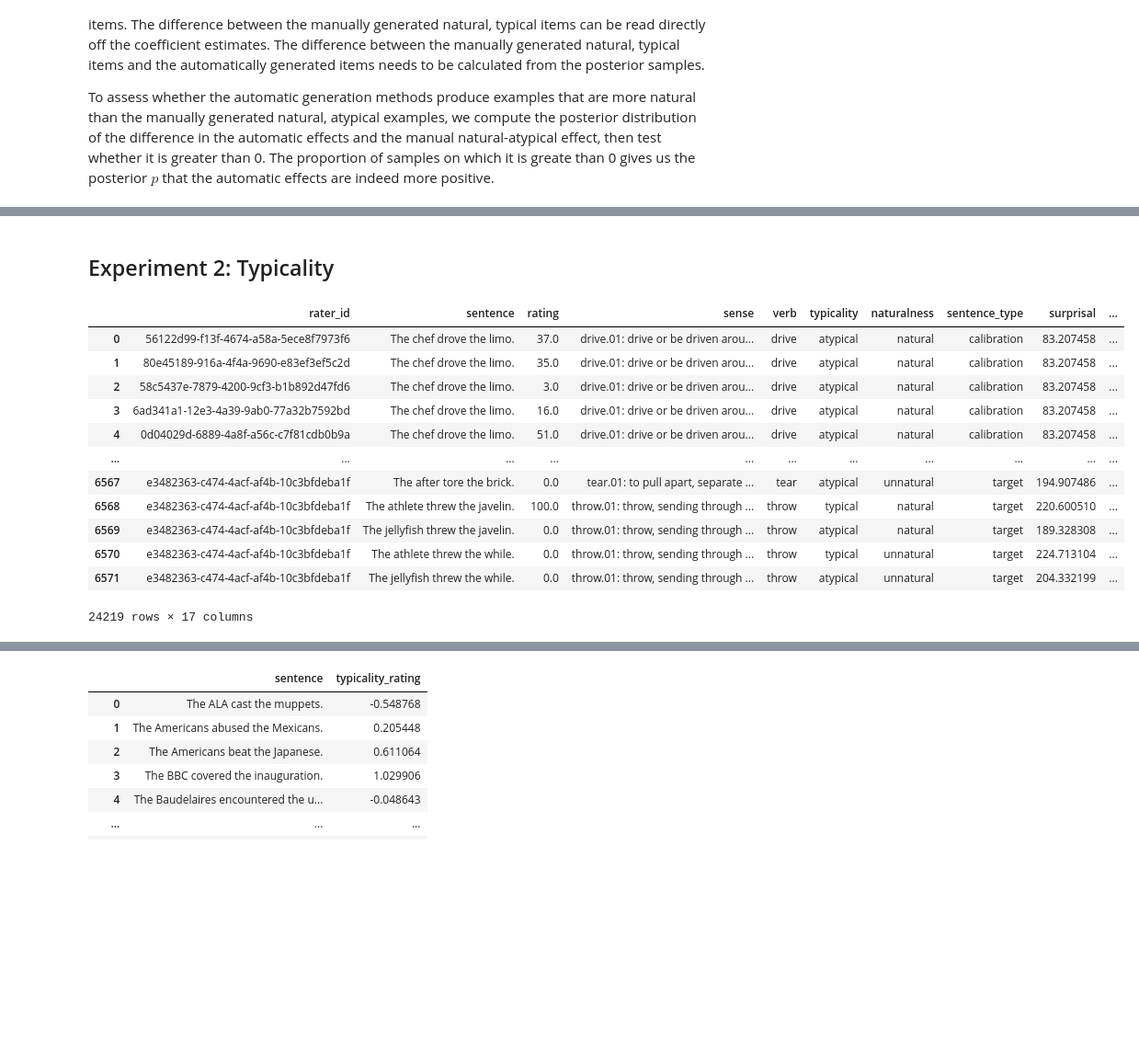
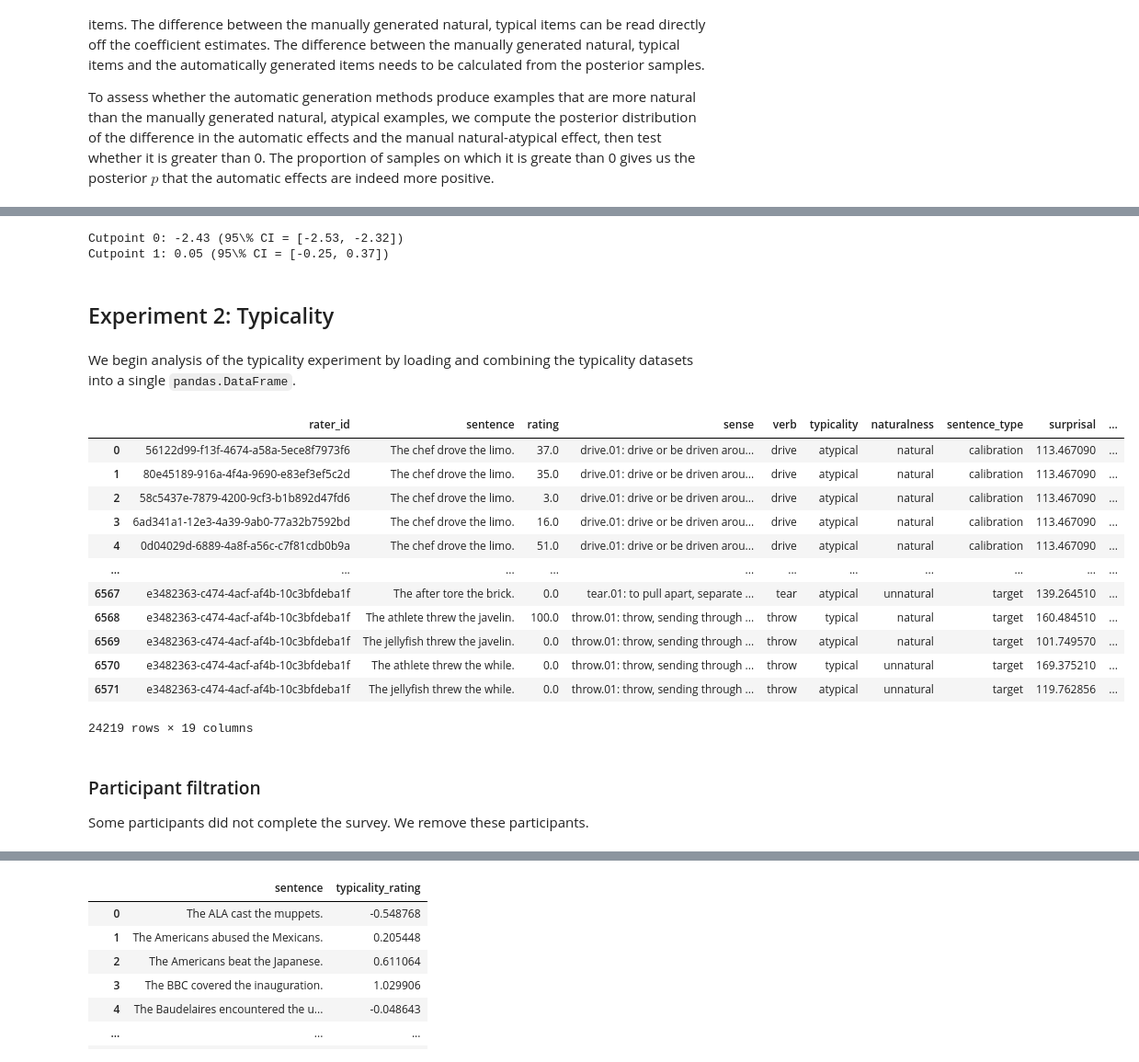
Before and after one commit to SuperMereo/generating-event-descriptions, a Jupyter notebook: scripts/analysis/analysis.ipynb, the cells around one changed output, grey strips where cells are left out. Shown at 92% size. Cells and saved outputs as stored; diff of their text form; code cells hidden in the pictures; blank space fills up the shorter version.

Commit message:
Adds analysis scripts used for first submission to CL.

```diff
--- a/scripts/analysis/analysis.ipynb
+++ b/scripts/analysis/analysis.ipynb
@@ -33,13 +33,21 @@ for fname in nat_fnames:
     generation_method = fname.replace("naturalness_", "").strip(".csv")
 
     if generation_method == "manual":
+        df["list_type"] = "manual"
         df["generation_method_type"] = "manual"
         df["generation_method_subtype"] = "manual"
+        df["generation_method_subsubtype"] = "manual"
         df = df.query("sentence_type == 'target'")
         df["generation_method"] = "manual_" + df.naturalness + "_" + df.typicality
     else:
-        df["generation_method_type"] = "automated"
-        df["generation_method_subtype"] = generation_method
+        df["list_type"] = generation_method
+        df["generation_method_type"] = df.sentence_type.map(lambda x: "manual" if x == "calibration" else "automated")
+        df["generation_method_subtype"] = df.sentence_type.map(
+            lambda x: "manual" if x == "calibration" else generation_method.split("-")[0]
+        )
+        df["generation_method_subsubtype"] = df.sentence_type.map(
+            lambda x: "manual" if x == "calibration" else generation_method
+        )
         df["generation_method"] = df[["sentence_type", "naturalness", "typicality"]].agg(
             lambda x: "manual_" + x.naturalness + "_" + x.typicality if x.sentence_type == "calibration" else generation_method,
             axis=1
@@ -560,5 +662,12 @@ _ = sns.histplot(data_nat.rating/100)
+# %%
+_ = cutpoint_stats(results_nat_freq.fit)
+# %% [output]
+Cutpoint 0: -2.43 (95\% CI = [-2.53, -2.32])
+Cutpoint 1: 0.05 (95\% CI = [-0.25, 0.37])
 # %% [markdown]
 ## Experiment 2: Typicality
+# %% [markdown]
+We begin analysis of the typicality experiment by loading and combining the typicality datasets into a single `pandas.DataFrame`.
 # %%
 typ_fnames = [
     "typicality_llama-propbanksenses.csv",
@@ -572,47 +681,59 @@ data_typ = []
 for fname in typ_fnames:
     df = pd.read_csv(f"data/{fname}")
 
     generation_method = fname.replace("typicality_", "").strip(".csv")
 
     if generation_method == "manual":
+        df["list_type"] = "manual"
         df["generation_method_type"] = "manual"
         df["generation_method_subtype"] = "manual"
+        df["generation_method_subsubtype"] = "manual"
         df = df.query("sentence_type == 'target'")
         df["generation_method"] = "manual_" + df.naturalness + "_" + df.typicality
     else:
-        df["generation_method_type"] = "automated"
-        df["generation_method_subtype"] = generation_method
+        df["list_type"] = generation_method
+        df["generation_method_type"] = df.sentence_type.map(lambda x: "manual" if x == "calibration" else "automated")
+        df["generation_method_subtype"] = df.sentence_type.map(
+            lambda x: "manual" if x == "calibration" else generation_method.split("-")[0]
+        )
+        df["generation_method_subsubtype"] = df.sentence_type.map(
+            lambda x: "manual" if x == "calibration" else generation_method
+        )
         df["generation_method"] = df[["sentence_type", "naturalness", "typicality"]].agg(
             lambda x: "manual_" + x.naturalness + "_" + x.typicality if x.sentence_type == "calibration" else generation_method,
             axis=1
         )
 
     data_typ.append(df)
 
 data_typ = pd.concat(data_typ)
 
 data_typ["rating_z"] = data_typ.groupby("rater_id").rating.transform(
     lambda x: (x - x.mean())/x.std()
 )
 
 data_typ["surprisal_z"] = (data_typ.surprisal - data_typ.surprisal.mean())/data_typ.surprisal.std()
 data_typ["freq_z"] = (data_typ.freq - data_typ.freq.mean())/data_typ.freq.std()
 
 data_typ
 # %% [output]
 |  | rater_id | sentence | rating | sense | verb | typicality | naturalness | sentence_type | surprisal | ... |
-| 0 | 56122d99-f13f-4674-a58a-5ece8f7973f6 | The chef drove the limo. | 37.0 | drive.01: drive or be driven arou... | drive | atypical | natural | calibration | 83.207458 | ... |
-| 1 | 80e45189-916a-4f4a-9690-e83ef3ef5c2d | The chef drove the limo. | 35.0 | drive.01: drive or be driven arou... | drive | atypical | natural | calibration | 83.207458 | ... |
-| 2 | 58c5437e-7879-4200-9cf3-b1b892d47fd6 | The chef drove the limo. | 3.0 | drive.01: drive or be driven arou... | drive | atypical | natural | calibration | 83.207458 | ... |
-| 3 | 6ad341a1-12e3-4a39-9ab0-77a32b7592bd | The chef drove the limo. | 16.0 | drive.01: drive or be driven arou... | drive | atypical | natural | calibration | 83.207458 | ... |
-| 4 | 0d04029d-6889-4a8f-a56c-c7f81cdb0b9a | The chef drove the limo. | 51.0 | drive.01: drive or be driven arou... | drive | atypical | natural | calibration | 83.207458 | ... |
+| 0 | 56122d99-f13f-4674-a58a-5ece8f7973f6 | The chef drove the limo. | 37.0 | drive.01: drive or be driven arou... | drive | atypical | natural | calibration | 113.467090 | ... |
+| 1 | 80e45189-916a-4f4a-9690-e83ef3ef5c2d | The chef drove the limo. | 35.0 | drive.01: drive or be driven arou... | drive | atypical | natural | calibration | 113.467090 | ... |
+| 2 | 58c5437e-7879-4200-9cf3-b1b892d47fd6 | The chef drove the limo. | 3.0 | drive.01: drive or be driven arou... | drive | atypical | natural | calibration | 113.467090 | ... |
+| 3 | 6ad341a1-12e3-4a39-9ab0-77a32b7592bd | The chef drove the limo. | 16.0 | drive.01: drive or be driven arou... | drive | atypical | natural | calibration | 113.467090 | ... |
+| 4 | 0d04029d-6889-4a8f-a56c-c7f81cdb0b9a | The chef drove the limo. | 51.0 | drive.01: drive or be driven arou... | drive | atypical | natural | calibration | 113.467090 | ... |
 | ... | ... | ... | ... | ... | ... | ... | ... | ... | ... | ... |
-| 6567 | e3482363-c474-4acf-af4b-10c3bfdeba1f | The after tore the brick. | 0.0 | tear.01: to pull apart, separate ... | tear | atypical | unnatural | target | 194.907486 | ... |
-| 6568 | e3482363-c474-4acf-af4b-10c3bfdeba1f | The athlete threw the javelin. | 100.0 | throw.01: throw, sending through ... | throw | typical | natural | target | 220.600510 | ... |
-| 6569 | e3482363-c474-4acf-af4b-10c3bfdeba1f | The jellyfish threw the javelin. | 0.0 | throw.01: throw, sending through ... | throw | atypical | natural | target | 189.328308 | ... |
-| 6570 | e3482363-c474-4acf-af4b-10c3bfdeba1f | The athlete threw the while. | 0.0 | throw.01: throw, sending through ... | throw | typical | unnatural | target | 224.713104 | ... |
-| 6571 | e3482363-c474-4acf-af4b-10c3bfdeba1f | The jellyfish threw the while. | 0.0 | throw.01: throw, sending through ... | throw | atypical | unnatural | target | 204.332199 | ... |
+| 6567 | e3482363-c474-4acf-af4b-10c3bfdeba1f | The after tore the brick. | 0.0 | tear.01: to pull apart, separate ... | tear | atypical | unnatural | target | 139.264510 | ... |
+| 6568 | e3482363-c474-4acf-af4b-10c3bfdeba1f | The athlete threw the javelin. | 100.0 | throw.01: throw, sending through ... | throw | typical | natural | target | 160.484510 | ... |
+| 6569 | e3482363-c474-4acf-af4b-10c3bfdeba1f | The jellyfish threw the javelin. | 0.0 | throw.01: throw, sending through ... | throw | atypical | natural | target | 101.749570 | ... |
+| 6570 | e3482363-c474-4acf-af4b-10c3bfdeba1f | The athlete threw the while. | 0.0 | throw.01: throw, sending through ... | throw | typical | unnatural | target | 169.375210 | ... |
+| 6571 | e3482363-c474-4acf-af4b-10c3bfdeba1f | The jellyfish threw the while. | 0.0 | throw.01: throw, sending through ... | throw | atypical | unnatural | target | 119.762856 | ... |
-24219 rows × 17 columns
+24219 rows × 19 columns
+# %% [markdown]
+### Participant filtration
+
+Some participants did not complete the survey. We remove these participants.
 # %%
 expected_counts_typ = {
     "llama-llamasense": 97,
```
Also changed, not shown: parts of 60 cells of this notebook.
